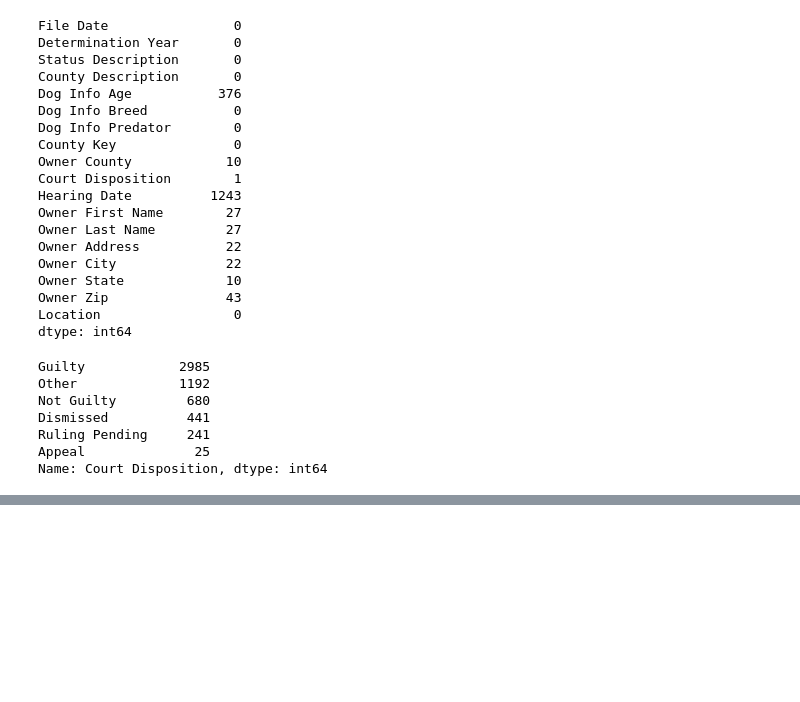
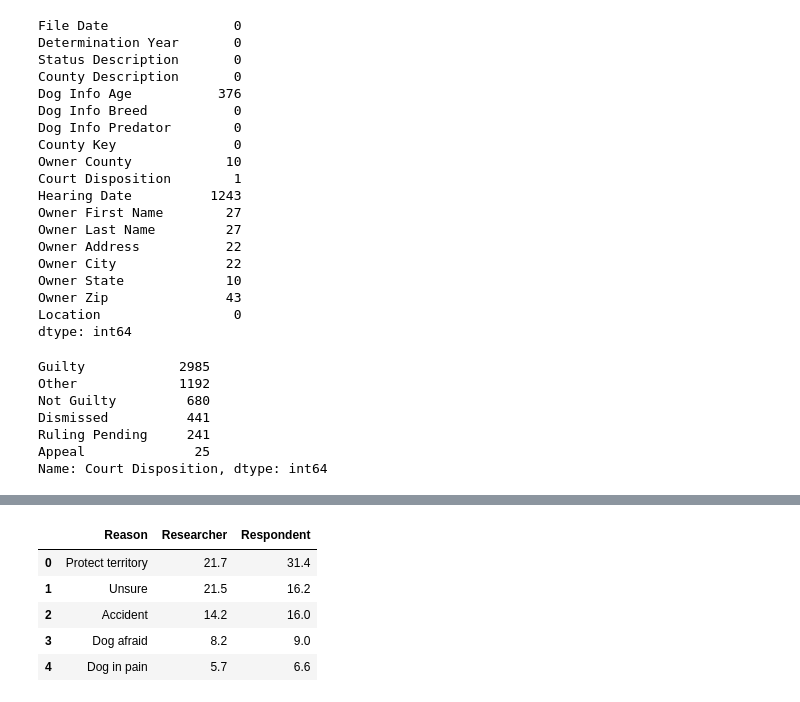
Before and after one commit to DanielleRomanoff/DS-Unit-1-Project_Dog_Bites, a Jupyter notebook: Dog Bites Project.ipynb, the cells around one changed output, grey strips where cells are left out. Cells and saved outputs as stored; diff of their text form; code cells hidden in the pictures; blank space fills up the shorter version.

```diff
--- a/Dog Bites Project.ipynb
+++ b/Dog Bites Project.ipynb
@@ -179,0 +259,9 @@ ParserError: Error tokenizing data. C error: Expected 2 fields in line 3, saw 3
+# %%
+reasons_data.head()
+# %% [output]
+|  | Reason | Researcher | Respondent |
+| 0 | Protect territory | 21.7 | 31.4 |
+| 1 | Unsure | 21.5 | 16.2 |
+| 2 | Accident | 14.2 | 16.0 |
+| 3 | Dog afraid | 8.2 | 9.0 |
+| 4 | Dog in pain | 5.7 | 6.6 |
```
Also changed, not shown: parts of 10 cells of this notebook, 1 other file.
